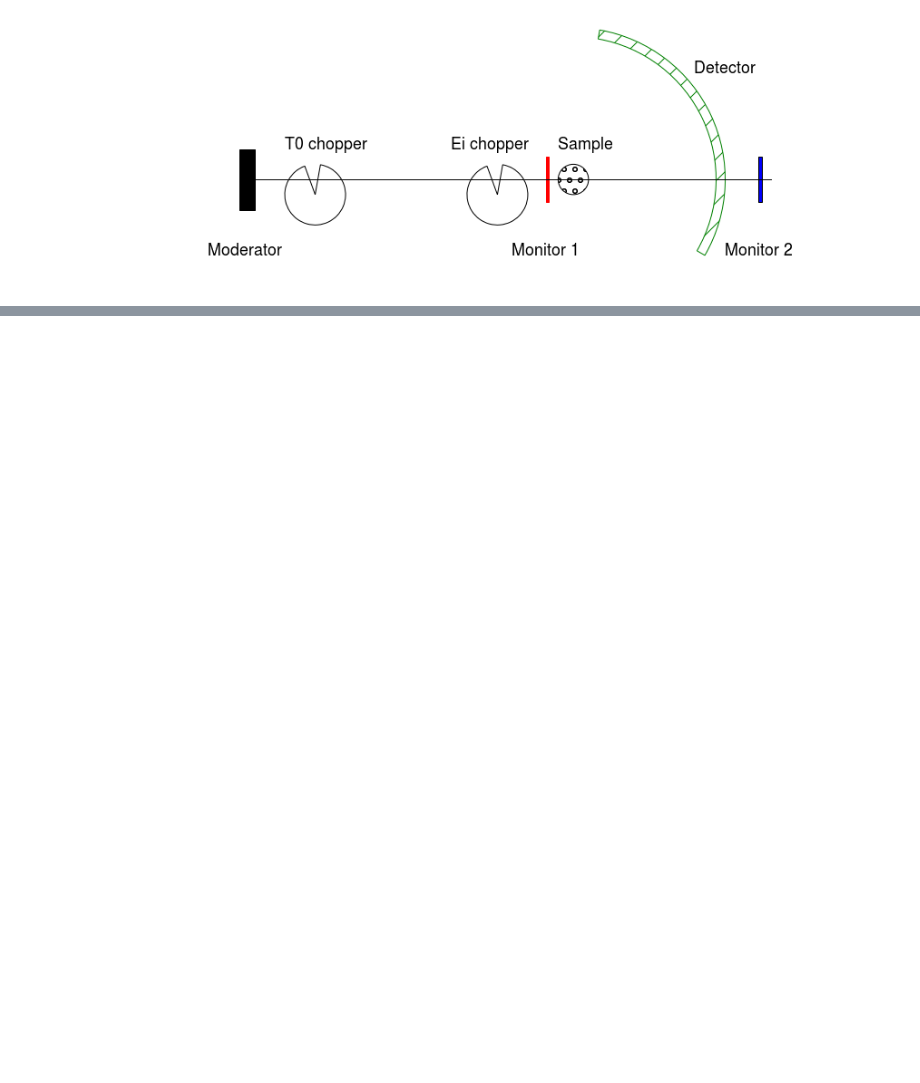
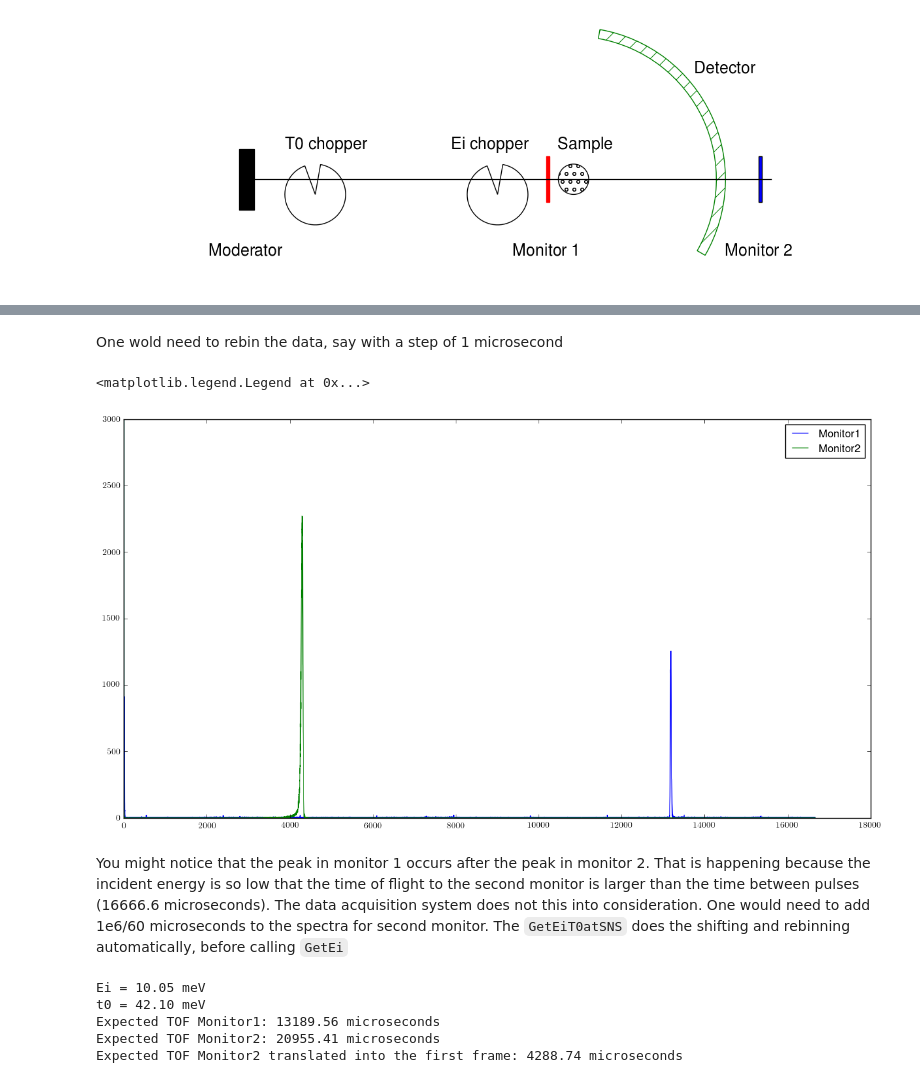
Before and after one commit to mantidproject/training, a Jupyter notebook: notebook/201_Introduction_to_Direct_Geometry_Spectrometers.ipynb, the cells around one changed output, grey strips where cells are left out. Cells and saved outputs as stored; diff of their text form; code cells hidden in the pictures; blank space fills up the shorter version.

```diff
--- a/notebook/201_Introduction_to_Direct_Geometry_Spectrometers.ipynb
+++ b/notebook/201_Introduction_to_Direct_Geometry_Spectrometers.ipynb
@@ -158,0 +263,31 @@ The neutrons leave the face of the moderator ($z_{Mod}$) at $t_0=t_{M1}-\frac{z_
+# %% [markdown]
+One wold need to rebin the data, say with a step of 1 microsecond
+# %%
+monitors_SEQ_rebin=Rebin(monitors_SEQ,Params="1",PreserveEvents=True)
+fig, ax = plt.subplots(figsize=(15, 8), dpi= 150)
+tofs=(monitors_SEQ_rebin.readX(0)[1:]+monitors_SEQ_rebin.readX(0)[:-1])/2.
+ax.plot(tofs,monitors_SEQ_rebin.readY(0),label='Monitor1')
+ax.plot(tofs,monitors_SEQ_rebin.readY(1),label='Monitor2')
+ax.set_ylim([0.,3000.])
+ax.legend()
+# %% [output]
+<matplotlib.legend.Legend at 0x...>
+[figure, added]
+# %% [markdown]
+You might notice that the peak in monitor 1 occurs after the peak in monitor 2. That is happening because the incident energy is so low that the time of flight to the second monitor is larger than the time between pulses (16666.6 microseconds). The data acquisition system does not this into consideration. One would need to add 1e6/60 microseconds to the spectra for second monitor. The `GetEiT0atSNS` does the shifting and rebinning automatically, before calling `GetEi`
+# %%
+Ei, t0 = GetEiT0atSNS(monitors_SEQ)
+print 'Ei = {0:.2f} meV'.format(Ei)
+print 't0 = {0:.2f} meV'.format(t0)
+#get monitor distances from the source
+d_m1 = monitors_SEQ.getDetector(0).getDistance(monitors_SEQ.getInstrument().getSource())
+d_m2 = monitors_SEQ.getDetector(1).getDistance(monitors_SEQ.getInstrument().getSource())
+print 'Expected TOF Monitor1: {0:.2f} microseconds'.format(t0+1e6*d_m1/E2V(Ei))
+print 'Expected TOF Monitor2: {0:.2f} microseconds'.format(t0+1e6*d_m2/E2V(Ei))
+print 'Expected TOF Monitor2 translated into the first frame: {0:.2f} microseconds'.format(t0+1e6*d_m2/E2V(Ei)-1e6/60.)
+# %% [output]
+Ei = 10.05 meV
+t0 = 42.10 meV
+Expected TOF Monitor1: 13189.56 microseconds
+Expected TOF Monitor2: 20955.41 microseconds
+Expected TOF Monitor2 translated into the first frame: 4288.74 microseconds
```
Also changed, not shown: parts of 19 cells of this notebook.
